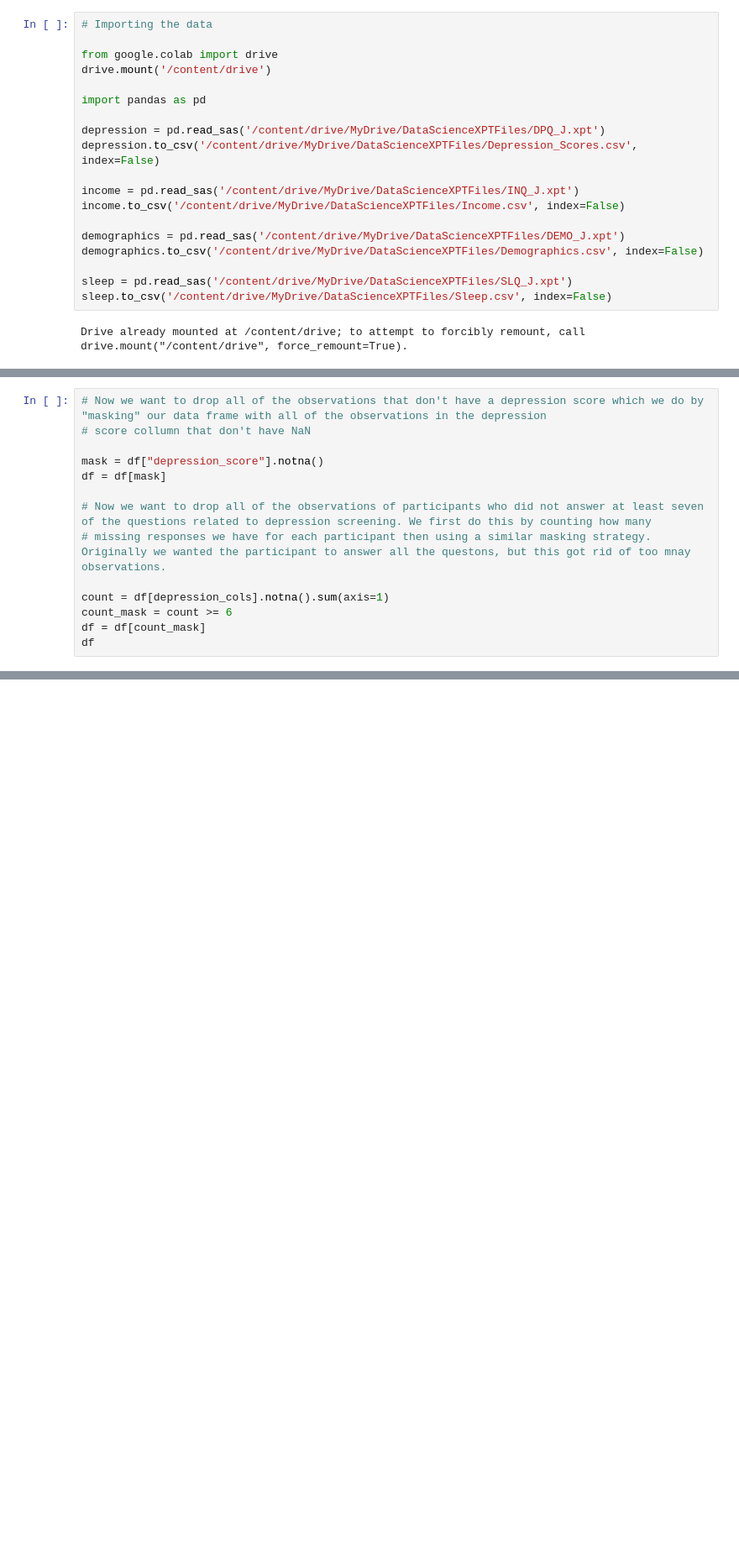
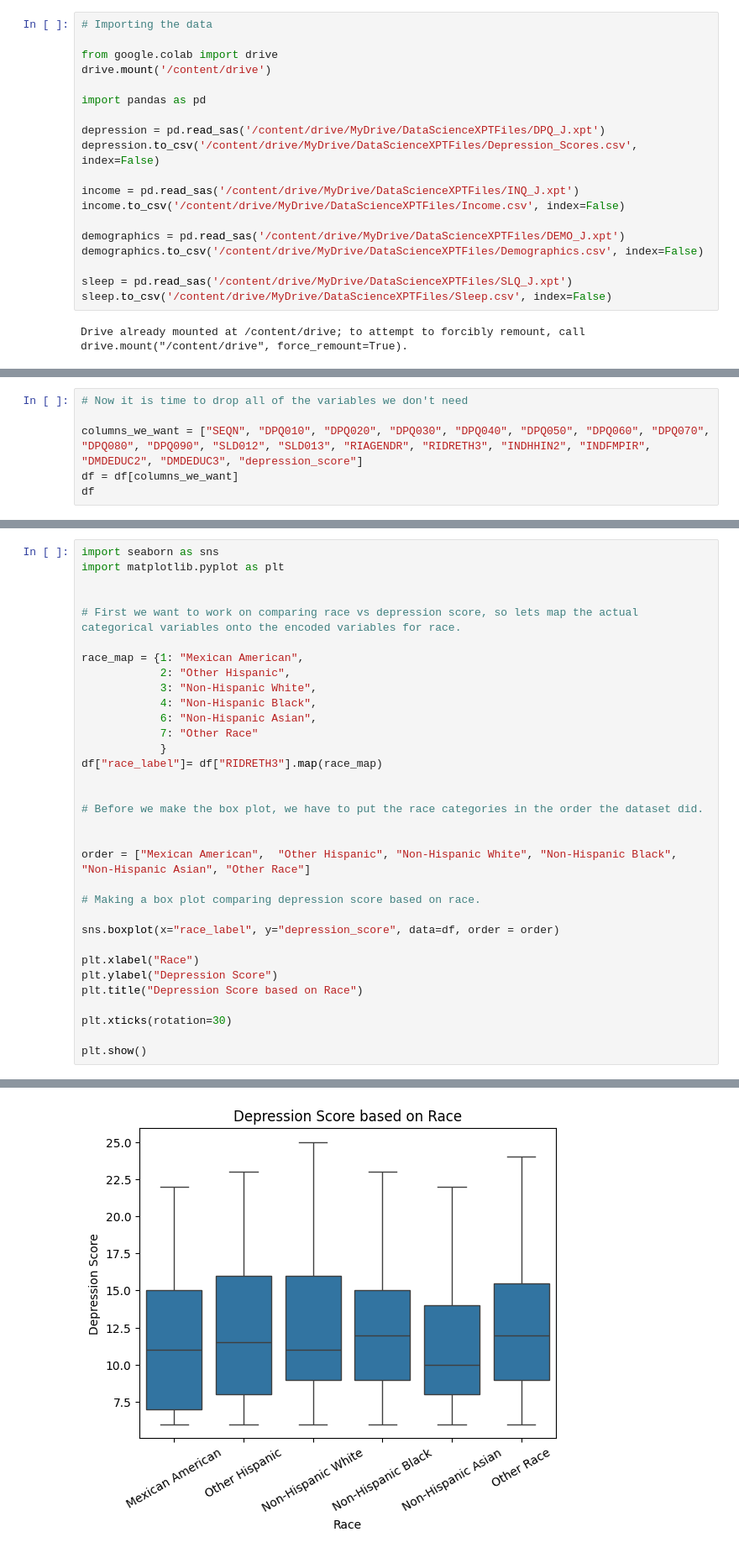
Before and after one commit to aidenjbrown/Intermediate_Data_Science_CS_28, a Jupyter notebook: scripts/EDA.ipynb, the cells around one changed output, grey strips where cells are left out. Shown at 84% size. Drawn from its saved outputs; the diff is of its cells as text; blank space fills up the shorter version.

Commit message:
Did some more data cleaning and made a histogram for depression scores, and box plots comparing depression scores to race, income, and education (for adults)

```diff
--- a/scripts/EDA.ipynb
+++ b/scripts/EDA.ipynb
@@ -120,14 +149,0 @@ df
-# %%
-# Now we want to drop all of the observations that don't have a depression score which we do by "masking" our data frame with all of the observations in the depression
-# score collumn that don't have NaN
-
-mask = df["depression_score"].notna()
-df = df[mask]
-
-# Now we want to drop all of the observations of participants who did not answer at least seven of the questions related to depression screening. We first do this by counting how many
-# missing responses we have for each participant then using a similar masking strategy. Originally we wanted the participant to answer all the questons, but this got rid of too mnay observations.
-
-count = df[depression_cols].notna().sum(axis=1)
-count_mask = count >= 6
-df = df[count_mask]
-df
@@ -147,0 +150,6 @@ df
+# %%
+# Now it is time to drop all of the variables we don't need
+
+columns_we_want = ["SEQN", "DPQ010", "DPQ020", "DPQ030", "DPQ040", "DPQ050", "DPQ060", "DPQ070", "DPQ080", "DPQ090", "SLD012", "SLD013", "RIAGENDR", "RIDRETH3", "INDHHIN2", "INDFMPIR", "DMDEDUC2", "DMDEDUC3", "depression_score"]
+df = df[columns_we_want]
+df
@@ -147,0 +170,34 @@ df
+# %%
+import seaborn as sns
+import matplotlib.pyplot as plt
+
+
+# First we want to work on comparing race vs depression score, so lets map the actual categorical variables onto the encoded variables for race.
+
+race_map = {1: "Mexican American",
+            2: "Other Hispanic",
+            3: "Non-Hispanic White",
+            4: "Non-Hispanic Black",
+            6: "Non-Hispanic Asian",
+            7: "Other Race"
+            }
+df["race_label"]= df["RIDRETH3"].map(race_map)
+
+
+# Before we make the box plot, we have to put the race categories in the order the dataset did.
+
+
+order = ["Mexican American",  "Other Hispanic", "Non-Hispanic White", "Non-Hispanic Black", "Non-Hispanic Asian", "Other Race"]
+
+# Making a box plot comparing depression score based on race.
+
+sns.boxplot(x="race_label", y="depression_score", data=df, order = order)
+
+plt.xlabel("Race")
+plt.ylabel("Depression Score")
+plt.title("Depression Score based on Race")
+
+plt.xticks(rotation=30)
+
+plt.show()
+# %% [output]
@@ -147,0 +209 @@ df
+[figure, added]
```
Also changed, not shown: parts of 14 cells of this notebook.
